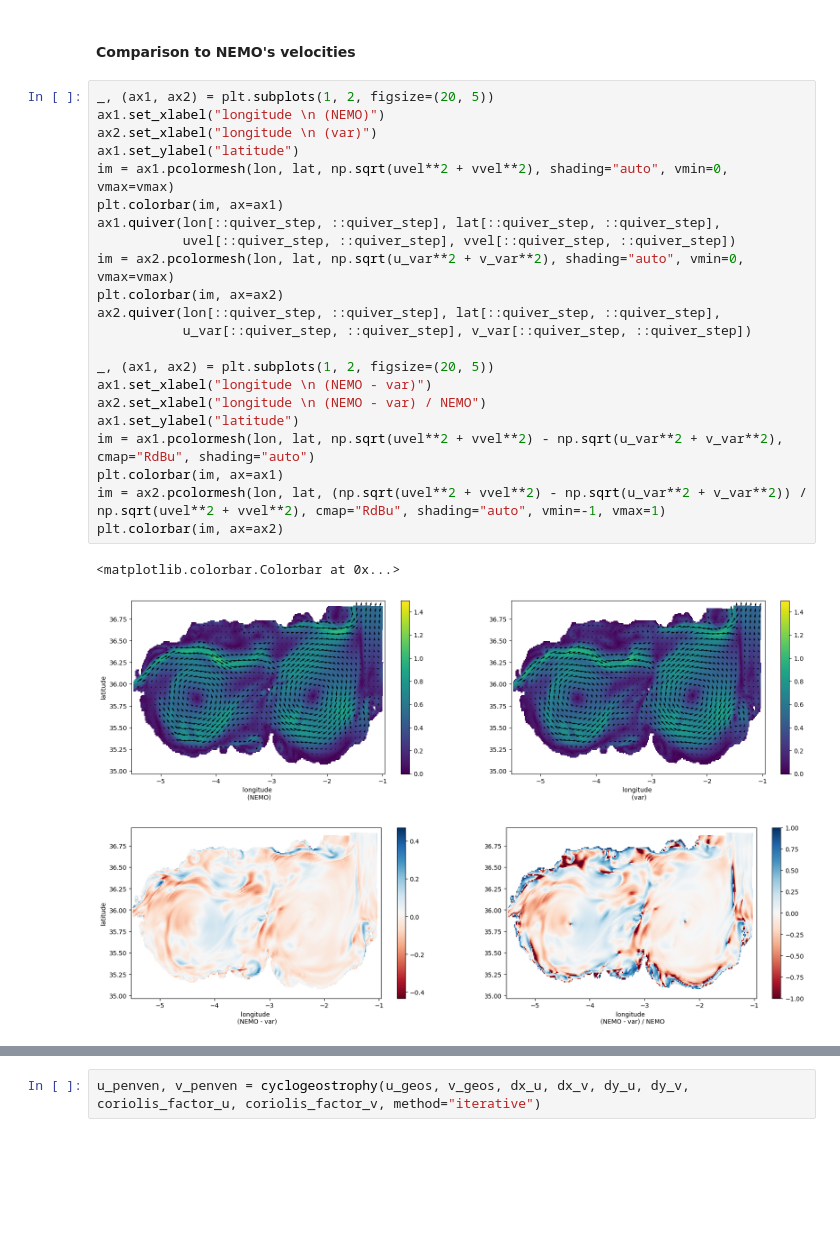
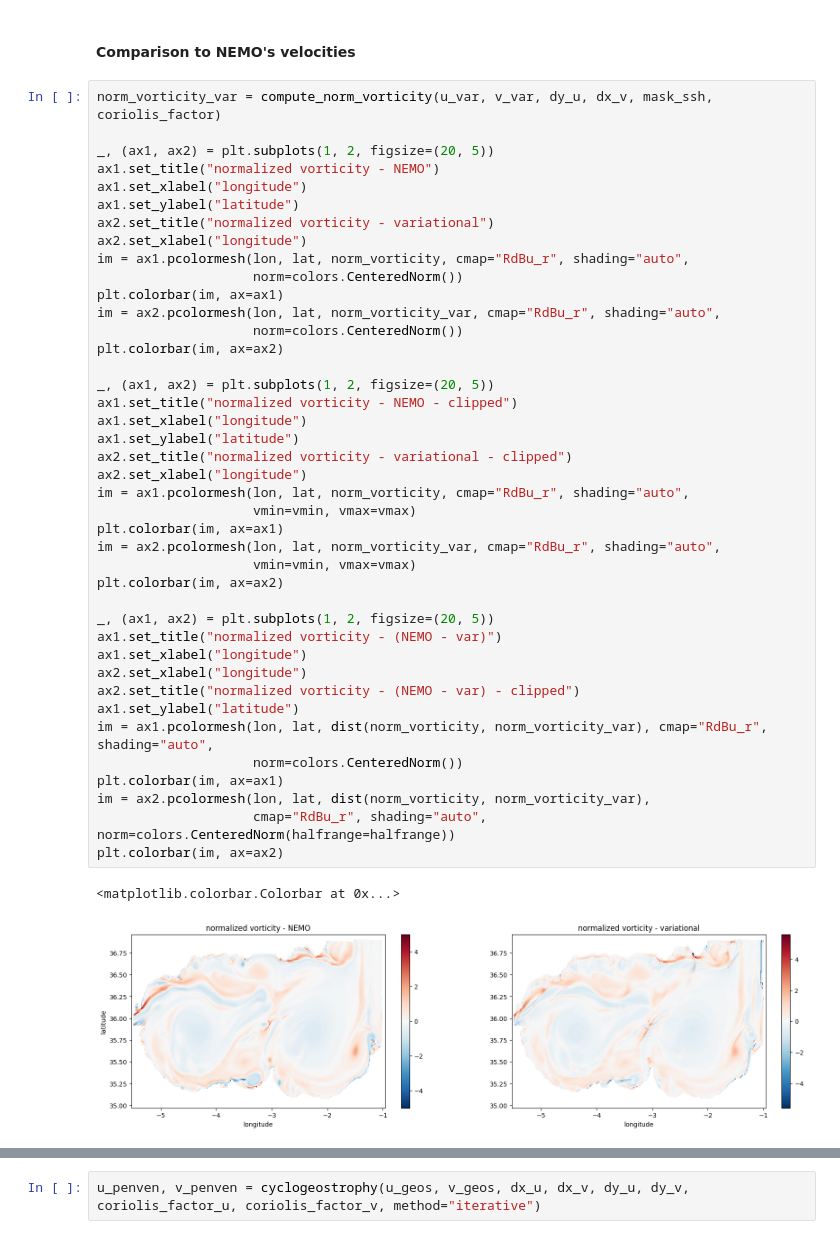
Before and after one commit to meom-group/jaxparrow, a Jupyter notebook: notebooks/alboran_sea.ipynb, the cells around one changed output, grey strips where cells are left out. Saved outputs shown, nothing was run; the diff lists cells and outputs as text; blank space fills up the shorter version.

```diff
--- a/notebooks/alboran_sea.ipynb
+++ b/notebooks/alboran_sea.ipynb
@@ -151,29 +194,47 @@ u_var = ma.masked_array(u_var, mask_u)
 v_var = ma.masked_array(v_var, mask_v)
 # %% [markdown]
 #### Comparison to NEMO's velocities
-# %%
-_, (ax1, ax2) = plt.subplots(1, 2, figsize=(20, 5))
-ax1.set_xlabel("longitude \n (NEMO)")
-ax2.set_xlabel("longitude \n (var)")
-ax1.set_ylabel("latitude")
-im = ax1.pcolormesh(lon, lat, np.sqrt(uvel**2 + vvel**2), shading="auto", vmin=0, vmax=vmax)
-plt.colorbar(im, ax=ax1)
-ax1.quiver(lon[::quiver_step, ::quiver_step], lat[::quiver_step, ::quiver_step],
-           uvel[::quiver_step, ::quiver_step], vvel[::quiver_step, ::quiver_step])
-im = ax2.pcolormesh(lon, lat, np.sqrt(u_var**2 + v_var**2), shading="auto", vmin=0, vmax=vmax)
-plt.colorbar(im, ax=ax2)
-ax2.quiver(lon[::quiver_step, ::quiver_step], lat[::quiver_step, ::quiver_step],
-           u_var[::quiver_step, ::quiver_step], v_var[::quiver_step, ::quiver_step])
-
-_, (ax1, ax2) = plt.subplots(1, 2, figsize=(20, 5))
-ax1.set_xlabel("longitude \n (NEMO - var)")
-ax2.set_xlabel("longitude \n (NEMO - var) / NEMO")
-ax1.set_ylabel("latitude")
-im = ax1.pcolormesh(lon, lat, np.sqrt(uvel**2 + vvel**2) - np.sqrt(u_var**2 + v_var**2), cmap="RdBu", shading="auto")
-plt.colorbar(im, ax=ax1)
-im = ax2.pcolormesh(lon, lat, (np.sqrt(uvel**2 + vvel**2) - np.sqrt(u_var**2 + v_var**2)) / np.sqrt(uvel**2 + vvel**2), cmap="RdBu", shading="auto", vmin=-1, vmax=1)
-plt.colorbar(im, ax=ax2)
-# %% [output]
-<matplotlib.colorbar.Colorbar at 0x...>
-[figure, removed]
-[figure, removed]
+# %%
+norm_vorticity_var = compute_norm_vorticity(u_var, v_var, dy_u, dx_v, mask_ssh, coriolis_factor)
+
+_, (ax1, ax2) = plt.subplots(1, 2, figsize=(20, 5))
+ax1.set_title("normalized vorticity - NEMO")
+ax1.set_xlabel("longitude")
+ax1.set_ylabel("latitude")
+ax2.set_title("normalized vorticity - variational")
+ax2.set_xlabel("longitude")
+im = ax1.pcolormesh(lon, lat, norm_vorticity, cmap="RdBu_r", shading="auto",
+                    norm=colors.CenteredNorm())
+plt.colorbar(im, ax=ax1)
+im = ax2.pcolormesh(lon, lat, norm_vorticity_var, cmap="RdBu_r", shading="auto",
+                    norm=colors.CenteredNorm())
+plt.colorbar(im, ax=ax2)
+
+_, (ax1, ax2) = plt.subplots(1, 2, figsize=(20, 5))
+ax1.set_title("normalized vorticity - NEMO - clipped")
+ax1.set_xlabel("longitude")
+ax1.set_ylabel("latitude")
+ax2.set_title("normalized vorticity - variational - clipped")
+ax2.set_xlabel("longitude")
+im = ax1.pcolormesh(lon, lat, norm_vorticity, cmap="RdBu_r", shading="auto",
+                    vmin=vmin, vmax=vmax)
+plt.colorbar(im, ax=ax1)
+im = ax2.pcolormesh(lon, lat, norm_vorticity_var, cmap="RdBu_r", shading="auto",
+                    vmin=vmin, vmax=vmax)
+plt.colorbar(im, ax=ax2)
+
+_, (ax1, ax2) = plt.subplots(1, 2, figsize=(20, 5))
+ax1.set_title("normalized vorticity - (NEMO - var)")
+ax1.set_xlabel("longitude")
+ax2.set_xlabel("longitude")
+ax2.set_title("normalized vorticity - (NEMO - var) - clipped")
+ax1.set_ylabel("latitude")
+im = ax1.pcolormesh(lon, lat, dist(norm_vorticity, norm_vorticity_var), cmap="RdBu_r", shading="auto",
+                    norm=colors.CenteredNorm())
+plt.colorbar(im, ax=ax1)
+im = ax2.pcolormesh(lon, lat, dist(norm_vorticity, norm_vorticity_var),
+                    cmap="RdBu_r", shading="auto", norm=colors.CenteredNorm(halfrange=halfrange))
+plt.colorbar(im, ax=ax2)
+# %% [output]
+<matplotlib.colorbar.Colorbar at 0x...>
+[figure, added]
```
Also changed, not shown: parts of 24 cells of this notebook, 34 other files.
